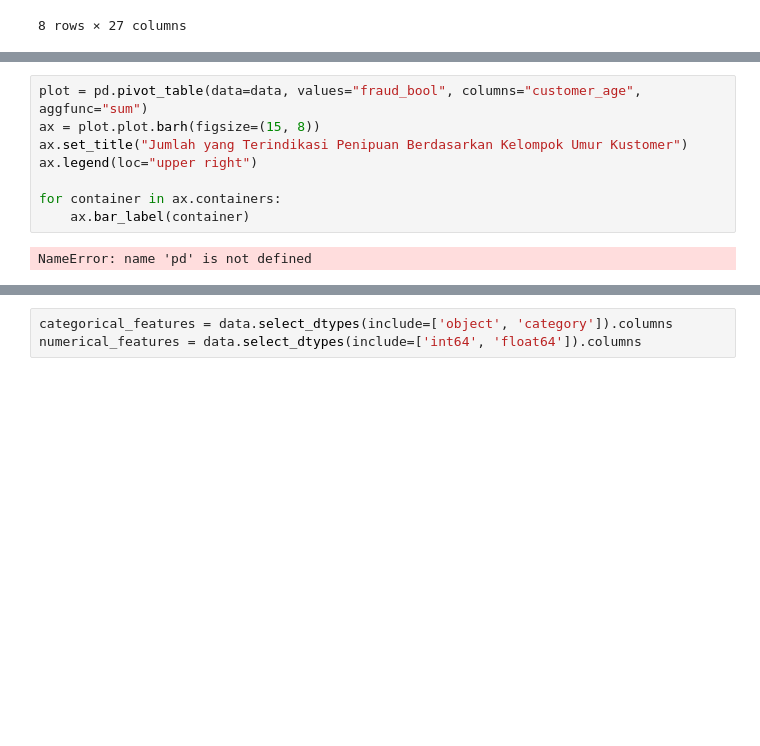
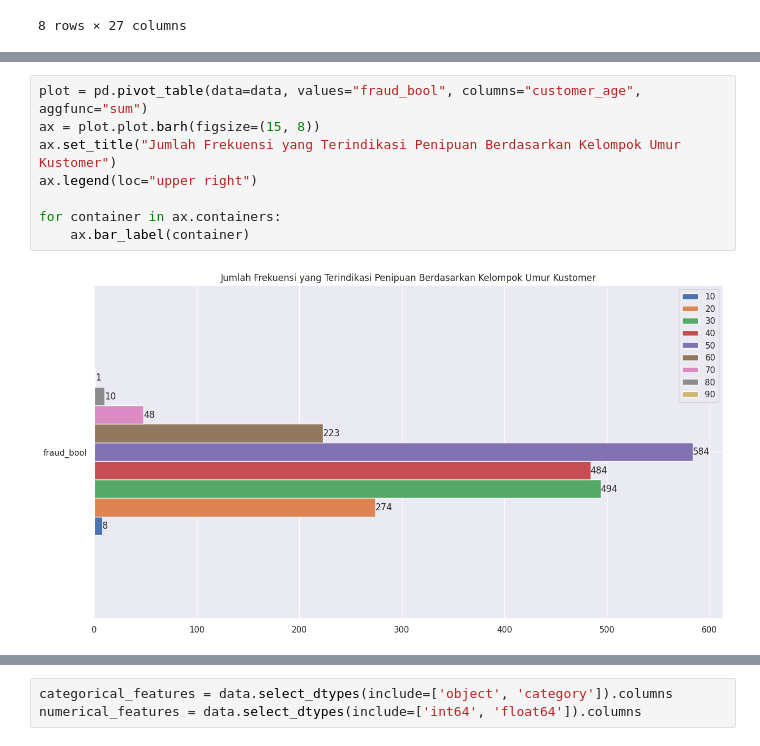
Before and after one commit to hendrimardani/bank_account_fraud_detection, a Jupyter notebook: notebook.ipynb, the cells around one changed output, grey strips where cells are left out. Drawn from its saved outputs; the diff is of its cells as text; blank space fills up the shorter version.

```diff
--- a/notebook.ipynb
+++ b/notebook.ipynb
@@ -157,10 +158,10 @@ NameError: name 'data' is not defined
 # %%
 plot = pd.pivot_table(data=data, values="fraud_bool", columns="customer_age", aggfunc="sum")
 ax = plot.plot.barh(figsize=(15, 8))
-ax.set_title("Jumlah yang Terindikasi Penipuan Berdasarkan Kelompok Umur Kustomer")
+ax.set_title("Jumlah Frekuensi yang Terindikasi Penipuan Berdasarkan Kelompok Umur Kustomer")
 ax.legend(loc="upper right")
 
 for container in ax.containers:
     ax.bar_label(container)
 # %% [output]
-NameError: name 'pd' is not defined
+[figure, added]
```
Also changed, not shown: parts of 14 cells of this notebook.
